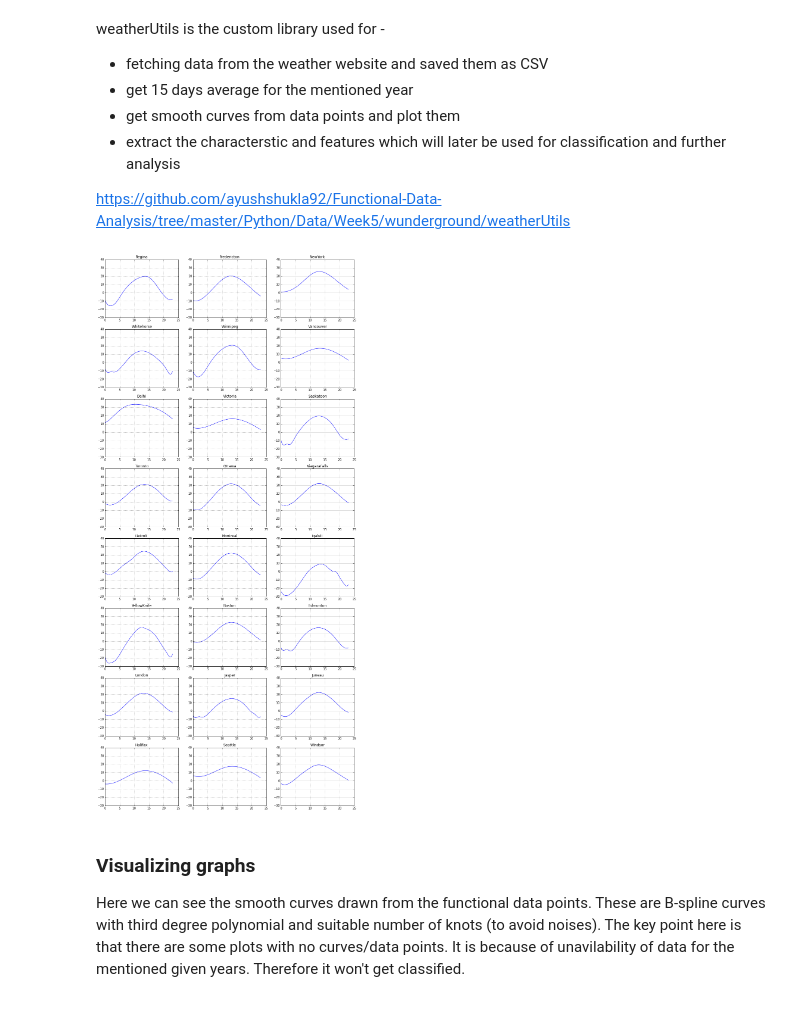
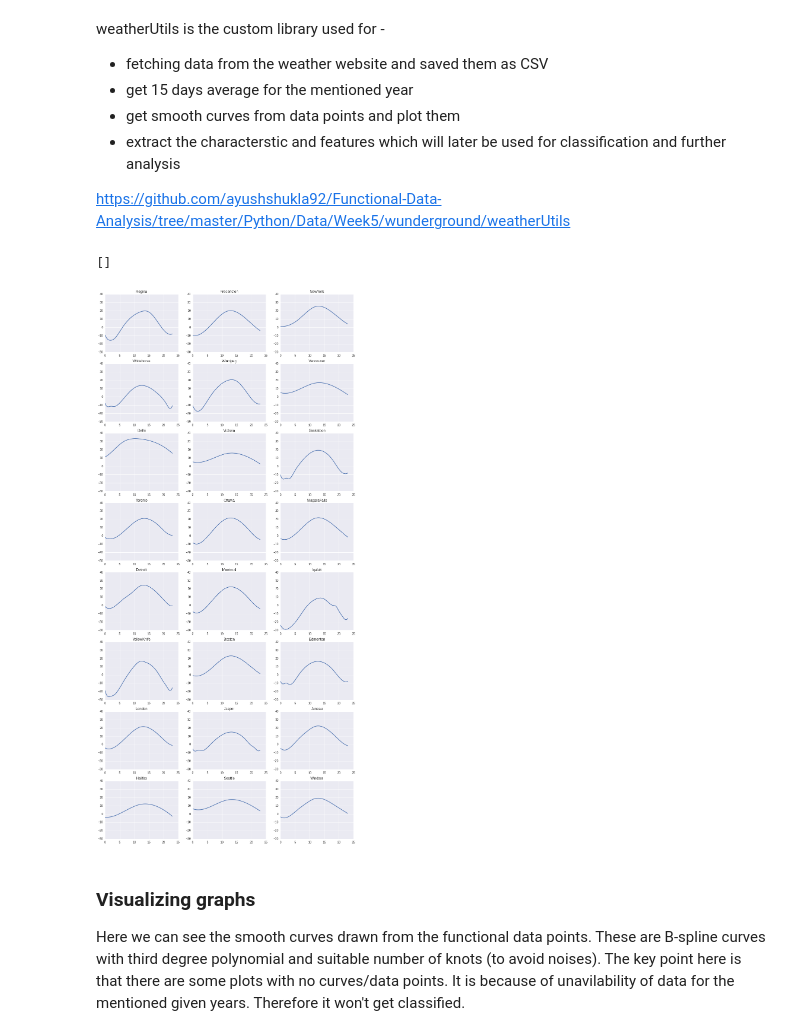
Before and after one commit to ayushshukla92/Functional-Data-Analysis, a Jupyter notebook: Python/Data/wunderground/fda.ipynb, the cells around one changed output. Drawn from its saved outputs; the diff is of its cells as text; code cells hidden in the pictures.

```diff
--- a/Python/Data/wunderground/fda.ipynb
+++ b/Python/Data/wunderground/fda.ipynb
@@ -64,35 +64,37 @@ from weatherUtils.fda import fda
 # %%
 import matplotlib.pyplot as plt
 from pylab import *
 import numpy as np
+import seaborn as sns
 matplotlib.rcParams['figure.figsize'] = (15, 100)
 
 X_initial = []
 cityMap = {}
 k = 0
 size = len(stationID)-2
 city_curve = {}
 for key in stationID:
     city = key
     code = stationID[key]
     curStationData = fda(initialYear,endyear,city,code)
     curX = curStationData.getFeatureVector()
     if curX is not None and len(curX) == 1000:
         x = np.linspace(0,23,1000)
         ax1 = subplot(size,3,k+1)
         ax1.plot(x,curX)
         ax1.set_ylim([-30,40])
         ax1.set_title(city)
-        ax1.grid()
+#         ax1.grid()
         city_curve[city] = curX
 
         X_initial.append(curX)
         cityMap[k] = city
         k = k+1
 
-plt.show()
+sns.plt.plot()
 # %% [output]
+[]
-[figure, old version]
+[figure, new version]
 # %% [markdown]
 ### Visualizing graphs
 Here we can see the smooth curves drawn from the functional data points. These are B-spline curves with third degree polynomial and suitable number of knots (to avoid noises). The key point here is that there are some plots with no curves/data points. It is because of unavilability of data for the mentioned given years. Therefore it won't get classified.
```
Also changed, not shown: parts of 4 cells of this notebook.
